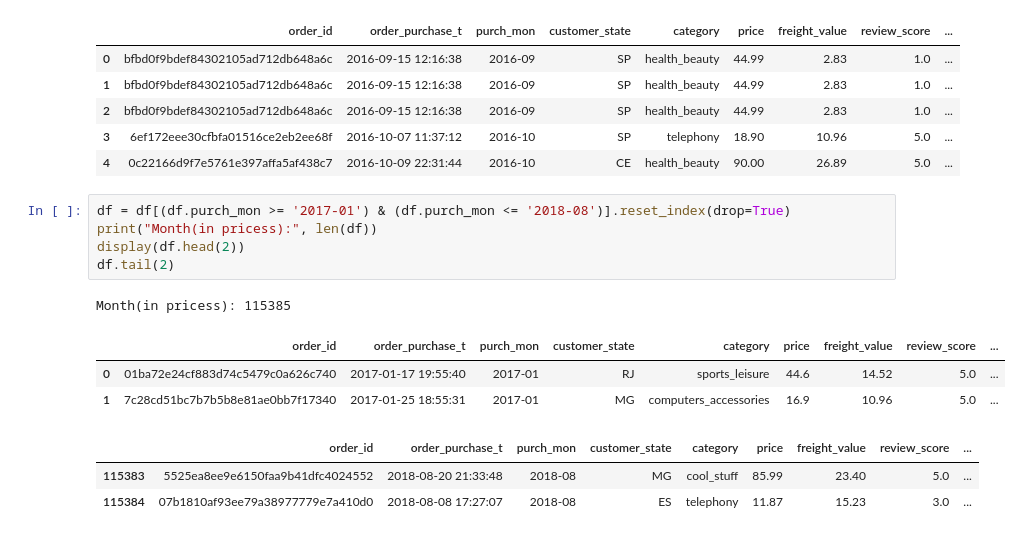
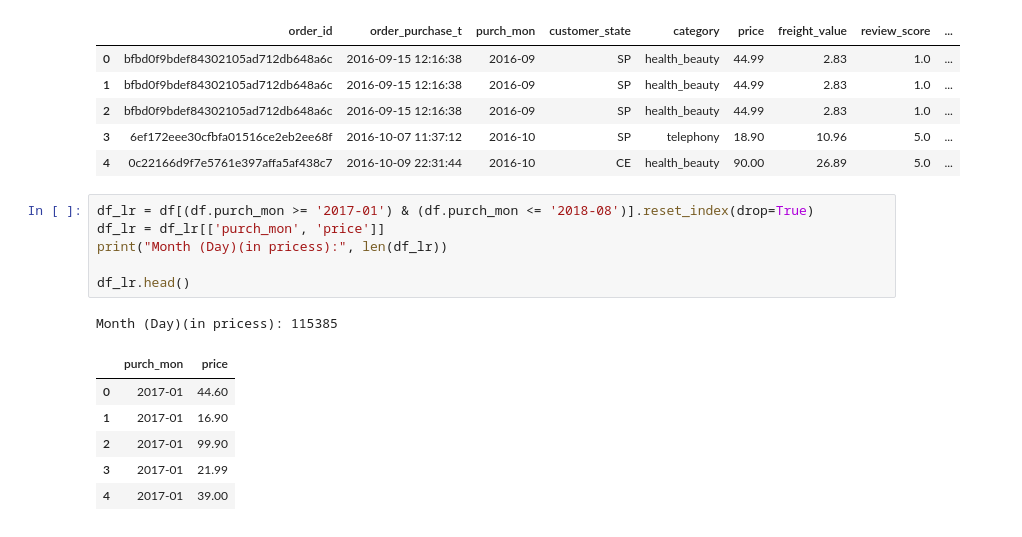
Before and after one commit to NadiiaIvashchuk/Olist-analytics, a Jupyter notebook: notebook/olist_predict2.ipynb, the cells around one changed output. Drawn from its saved outputs; the diff is of its cells as text.

```diff
--- a/notebook/olist_predict2.ipynb
+++ b/notebook/olist_predict2.ipynb
@@ -73,16 +73,17 @@ Month(all): 115723
 | 3 | 6ef172eee30cfbfa01516ce2eb2ee68f | 2016-10-07 11:37:12 | 2016-10 | SP | telephony | 18.90 | 10.96 | 5.0 | ... |
 | 4 | 0c22166d9f7e5761e397affa5af438c7 | 2016-10-09 22:31:44 | 2016-10 | CE | health_beauty | 90.00 | 26.89 | 5.0 | ... |
 # %%
-df = df[(df.purch_mon >= '2017-01') & (df.purch_mon <= '2018-08')].reset_index(drop=True)
-print("Month(in pricess):", len(df))
-display(df.head(2))
-df.tail(2)
+df_lr = df[(df.purch_mon >= '2017-01') & (df.purch_mon <= '2018-08')].reset_index(drop=True)
+df_lr = df_lr[['purch_mon', 'price']]
+print("Month (Day)(in pricess):", len(df_lr))
+
+df_lr.head()
 # %% [output]
-Month(in pricess): 115385
+Month (Day)(in pricess): 115385
-|  | order_id | order_purchase_t | purch_mon | customer_state | category | price | freight_value | review_score | ... |
-| 0 | 01ba72e24cf883d74c5479c0a626c740 | 2017-01-17 19:55:40 | 2017-01 | RJ | sports_leisure | 44.6 | 14.52 | 5.0 | ... |
-| 1 | 7c28cd51bc7b7b5b8e81ae0bb7f17340 | 2017-01-25 18:55:31 | 2017-01 | MG | computers_accessories | 16.9 | 10.96 | 5.0 | ... |
+|  | purch_mon | price |
+| 0 | 2017-01 | 44.60 |
+| 1 | 2017-01 | 16.90 |
+| 2 | 2017-01 | 99.90 |
+| 3 | 2017-01 | 21.99 |
+| 4 | 2017-01 | 39.00 |
-|  | order_id | order_purchase_t | purch_mon | customer_state | category | price | freight_value | review_score | ... |
-| 115383 | 5525ea8ee9e6150faa9b41dfc4024552 | 2018-08-20 21:33:48 | 2018-08 | MG | cool_stuff | 85.99 | 23.40 | 5.0 | ... |
-| 115384 | 07b1810af93ee79a38977779e7a410d0 | 2018-08-08 17:27:07 | 2018-08 | ES | telephony | 11.87 | 15.23 | 3.0 | ... |
 # %%
```
Also changed, not shown: parts of 8 cells of this notebook.
